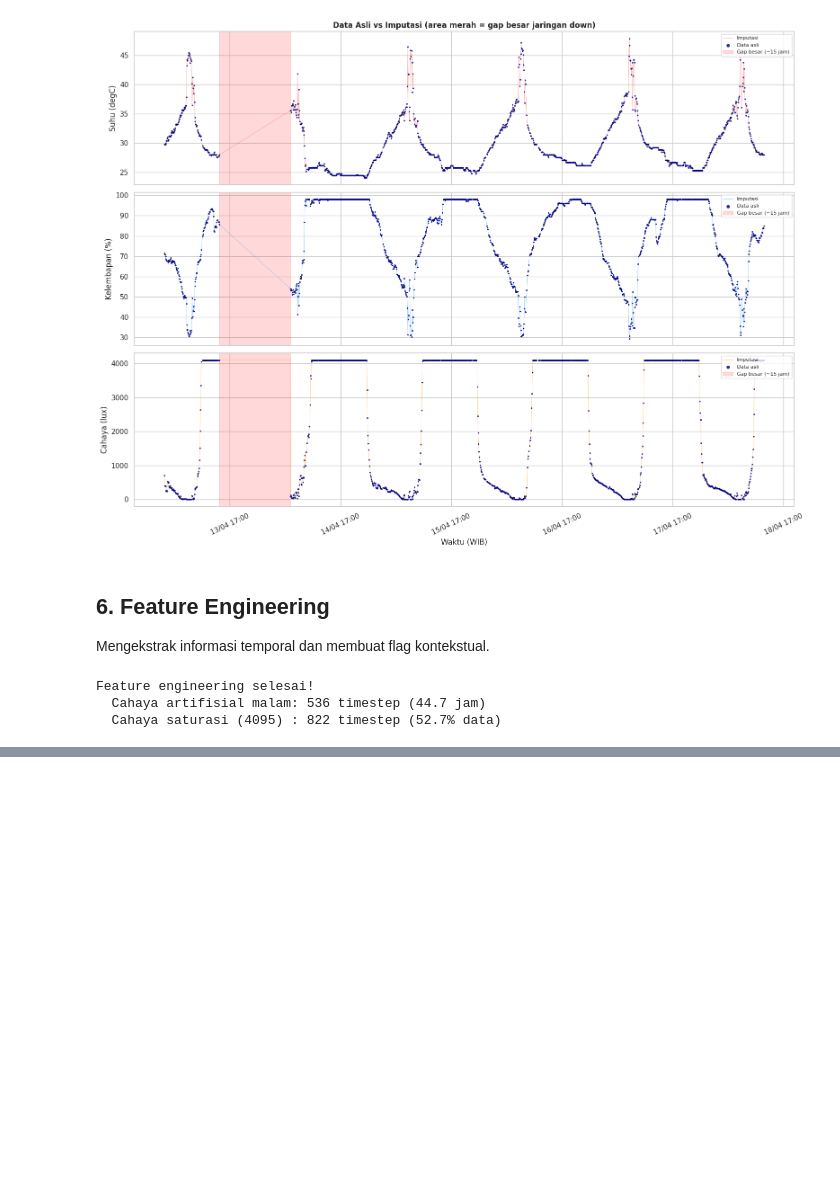
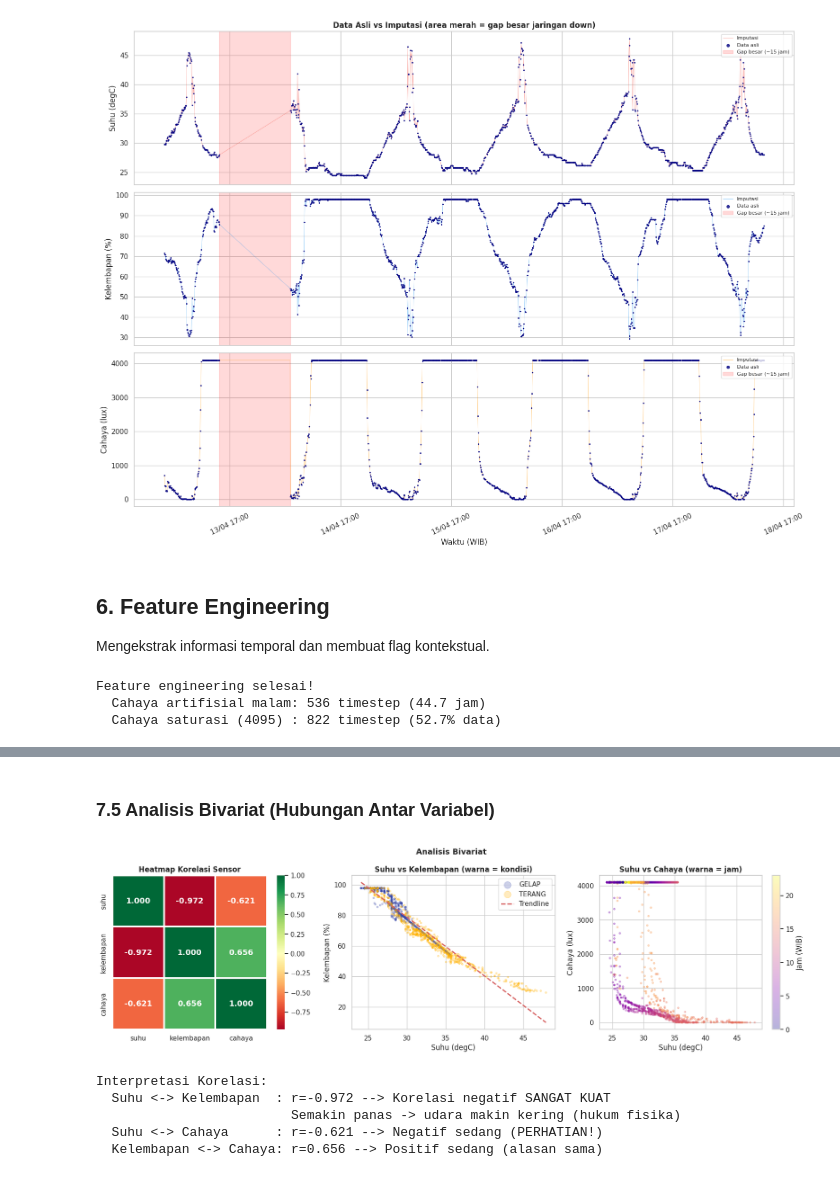
Before and after one commit to delafajarmulia/suhu-detector-ai, a Jupyter notebook: weather_analysis_2.ipynb, the cells around one changed output, grey strips where cells are left out. Cells and saved outputs as stored; diff of their text form; code cells hidden in the pictures; blank space fills up the shorter version.

```diff
--- a/weather_analysis_2.ipynb
+++ b/weather_analysis_2.ipynb
@@ -343,0 +530,47 @@ Feature engineering selesai!
+# %% [markdown]
+### 7.5 Analisis Bivariat (Hubungan Antar Variabel)
+# %%
+fig, axes = plt.subplots(1, 3, figsize=(17, 5))
+
+# 1. Heatmap korelasi
+corr = df_feat[cols_sensor].corr()
+sns.heatmap(corr, annot=True, fmt='.3f', cmap='RdYlGn', center=0,
+            ax=axes[0], square=True, linewidths=1.5,
+            annot_kws={'size': 13, 'weight': 'bold'})
+axes[0].set_title('Heatmap Korelasi Sensor', fontweight='bold')
+
+# 2. Scatter suhu vs kelembapan
+cmap_k = {'TERANG': '#FFB300', 'GELAP': '#3949AB'}
+for kondisi, grp in df_feat.groupby('kondisi'):
+    axes[1].scatter(grp['suhu'], grp['kelembapan'],
+                    label=kondisi, alpha=0.25, s=8, color=cmap_k.get(kondisi, 'gray'))
+coef = np.polyfit(df_feat['suhu'].dropna(), df_feat['kelembapan'].dropna(), 1)
+x_line = np.linspace(df_feat['suhu'].min(), df_feat['suhu'].max(), 100)
+axes[1].plot(x_line, np.polyval(coef, x_line), 'r--', lw=2, label='Trendline')
+axes[1].set_xlabel('Suhu (degC)'); axes[1].set_ylabel('Kelembapan (%)')
+axes[1].set_title('Suhu vs Kelembapan (warna = kondisi)', fontweight='bold')
+axes[1].legend(markerscale=4)
+
+# 3. Suhu vs cahaya diwarnai per jam
+sc = axes[2].scatter(df_feat['suhu'], df_feat['cahaya'],
+                     c=df_feat['jam'], cmap='plasma', alpha=0.3, s=8)
+plt.colorbar(sc, ax=axes[2], label='Jam (WIB)')
+axes[2].set_xlabel('Suhu (degC)'); axes[2].set_ylabel('Cahaya (lux)')
+axes[2].set_title('Suhu vs Cahaya (warna = jam)', fontweight='bold')
+
+plt.suptitle('Analisis Bivariat', fontsize=13, fontweight='bold')
+plt.tight_layout()
+plt.show()
+
+print('\nInterpretasi Korelasi:')
+print(f'  Suhu <-> Kelembapan  : r={corr.loc["suhu","kelembapan"]:.3f} --> Korelasi negatif SANGAT KUAT')
+print('                         Semakin panas -> udara makin kering (hukum fisika)')
+print(f'  Suhu <-> Cahaya      : r={corr.loc["suhu","cahaya"]:.3f} --> Negatif sedang (PERHATIAN!)')
+print(f'  Kelembapan <-> Cahaya: r={corr.loc["kelembapan","cahaya"]:.3f} --> Positif sedang (alasan sama)')
+# %% [output]
+[figure, added]
+Interpretasi Korelasi:
+  Suhu <-> Kelembapan  : r=-0.972 --> Korelasi negatif SANGAT KUAT
+                         Semakin panas -> udara makin kering (hukum fisika)
+  Suhu <-> Cahaya      : r=-0.621 --> Negatif sedang (PERHATIAN!)
+  Kelembapan <-> Cahaya: r=0.656 --> Positif sedang (alasan sama)
```
Also changed, not shown: parts of 12 cells of this notebook.
